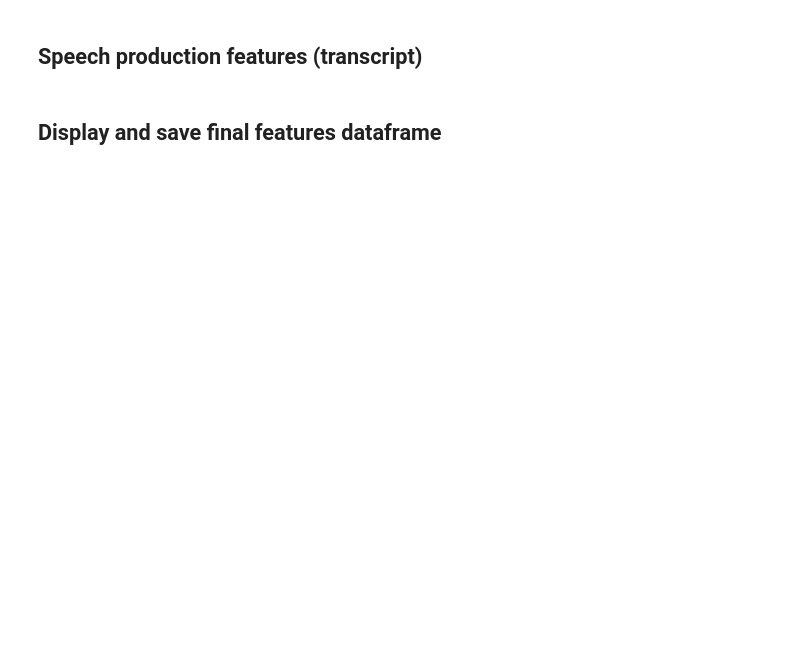
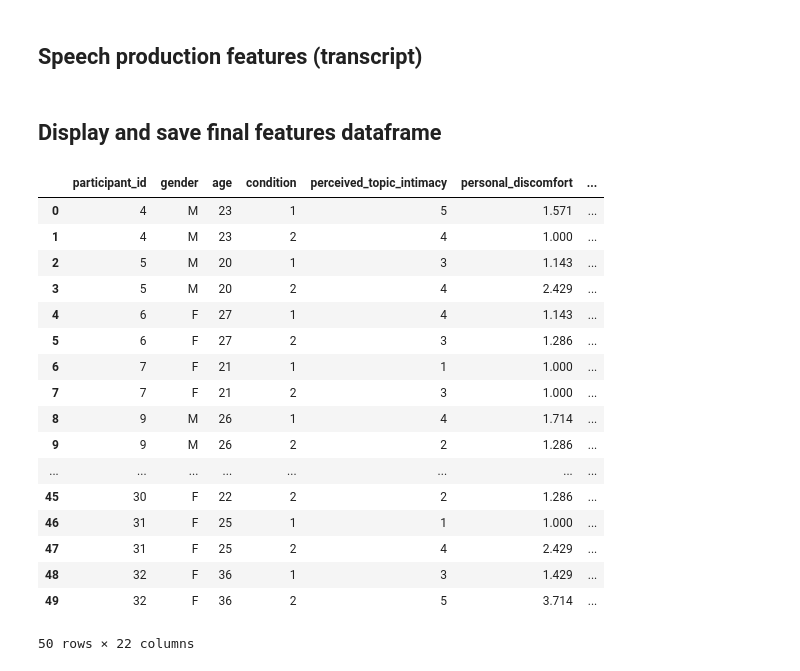
Before and after one commit to SARAI-Lab-KIT/draw_my_life_study_1, a Jupyter notebook: features_extraction_code/features_extraction_code.ipynb, the cells around one changed output. Drawn from its saved outputs; the diff is of its cells as text; code cells hidden in the pictures; blank space fills up the shorter version.

Commit message:
more features extracted

```diff
--- a/features_extraction_code/features_extraction_code.ipynb
+++ b/features_extraction_code/features_extraction_code.ipynb
@@ -178,0 +196,32 @@ features_df
+# %%
+# Create storage dictionary
+opensmile_data = {feat: [] for feat in features_of_interest}
+speech_time_list = []
+
+for participant in valid_participants:
+    for condition in ["c1", "c2"]:
+
+        audio_file_path = data_path + "p" + str(participant) + "/audio_data/p" + str(participant) + condition + "_copy.wav"
+
+        # Extract opensmile features
+        print("Processing participant:", str(participant), "- condition:", condition)
+        result = smile.process_file(audio_file_path)
+
+        # opensmile result is a pandas dataframe (1 row for functionals)
+        for feature in features_of_interest:
+            value = result[feature].values[0]
+            opensmile_data[feature].append(value)
+
+        # Compute speech time
+        speech_time = compute_speech_time(audio_file_path)
+        speech_time_list.append(speech_time)
+
+# Add opensmile features to dataframe
+for feature in features_of_interest:
+    features_df[feature] = opensmile_data[feature]
+
+# Add speech time to dataframe
+features_df["total_speech_time"] = speech_time_list
+
+# Add speech ratio to dataframe
+features_df["speech_ratio"] = (features_df["total_speech_time"] / features_df["activity_time"])
@@ -180,3 +248,26 @@ features_df
 ## Speech production features (transcript)
 # %% [markdown]
 ## Display and save final features dataframe
+# %%
+features_df.to_excel("../extracted_features/extracted_features_final.xlsx", index=False)
+
+features_df
+# %% [output]
+|  | participant_id | gender | age | condition | perceived_topic_intimacy | personal_discomfort | ... |
+| 0 | 4 | M | 23 | 1 | 5 | 1.571 | ... |
+| 1 | 4 | M | 23 | 2 | 4 | 1.000 | ... |
+| 2 | 5 | M | 20 | 1 | 3 | 1.143 | ... |
+| 3 | 5 | M | 20 | 2 | 4 | 2.429 | ... |
+| 4 | 6 | F | 27 | 1 | 4 | 1.143 | ... |
+| 5 | 6 | F | 27 | 2 | 3 | 1.286 | ... |
+| 6 | 7 | F | 21 | 1 | 1 | 1.000 | ... |
+| 7 | 7 | F | 21 | 2 | 3 | 1.000 | ... |
+| 8 | 9 | M | 26 | 1 | 4 | 1.714 | ... |
+| 9 | 9 | M | 26 | 2 | 2 | 1.286 | ... |
+| ... | ... | ... | ... | ... | ... | ... | ... |
+| 45 | 30 | F | 22 | 2 | 2 | 1.286 | ... |
+| 46 | 31 | F | 25 | 1 | 1 | 1.000 | ... |
+| 47 | 31 | F | 25 | 2 | 4 | 2.429 | ... |
+| 48 | 32 | F | 36 | 1 | 3 | 1.429 | ... |
+| 49 | 32 | F | 36 | 2 | 5 | 3.714 | ... |
+50 rows × 22 columns
```
Also changed, not shown: parts of 13 cells of this notebook.
